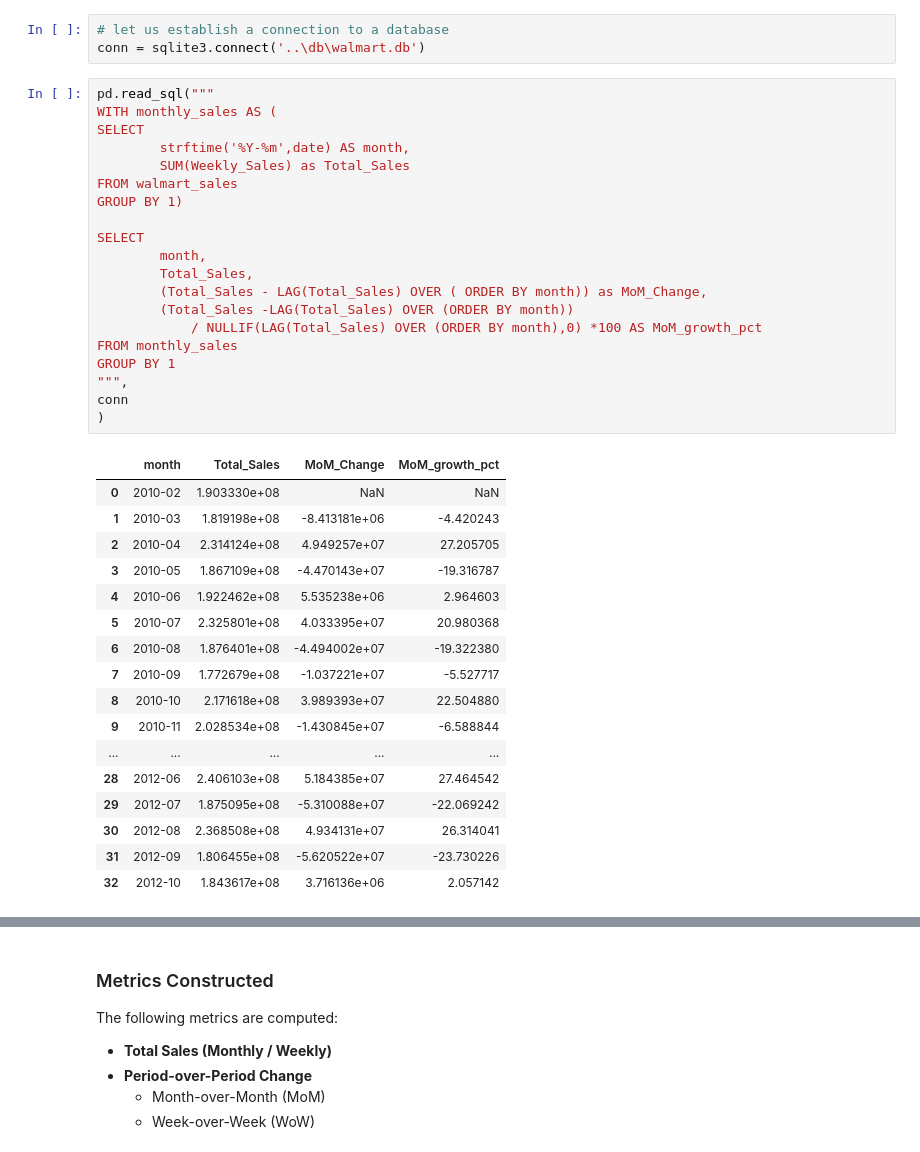
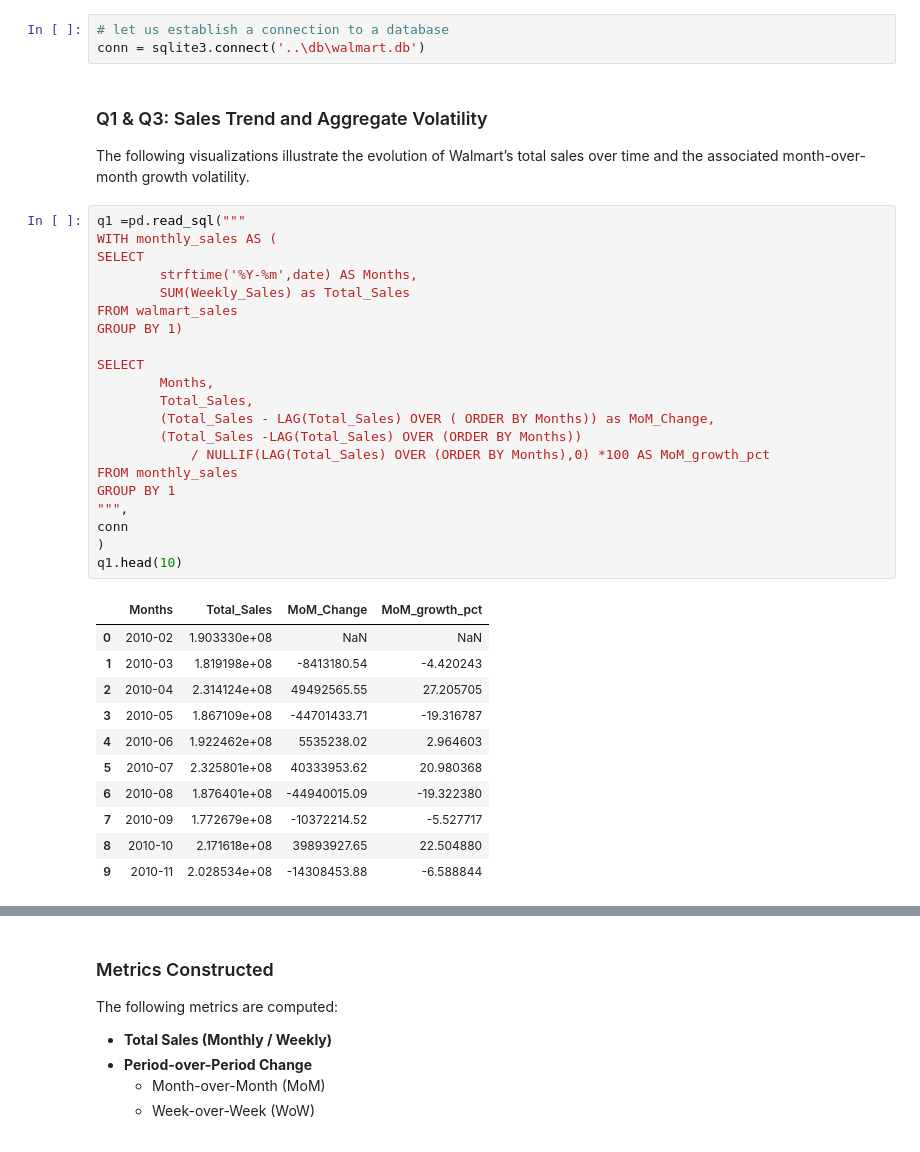
Before and after one commit to DavidO1621/Walmart-kpi-project, a Jupyter notebook: notebooks/04_Time_Series_Trend.ipynb, the cells around one changed output, grey strips where cells are left out. Saved outputs shown, nothing was run; the diff lists cells and outputs as text.

Commit message:
answering final question for time series analysis

```diff
--- a/notebooks/04_Time_Series_Trend.ipynb
+++ b/notebooks/04_Time_Series_Trend.ipynb
@@ -44,41 +43,41 @@ import matplotlib.pyplot as plt
 # %%
 # let us establish a connection to a database
 conn = sqlite3.connect('..\db\walmart.db')
+# %% [markdown]
+### Q1 & Q3: Sales Trend and Aggregate Volatility
+
+The following visualizations illustrate the evolution of Walmart’s total sales
+over time and the associated month-over-month growth volatility.
 # %%
-pd.read_sql("""
+q1 =pd.read_sql("""
 WITH monthly_sales AS (
 SELECT
-        strftime('%Y-%m',date) AS month,
+        strftime('%Y-%m',date) AS Months,
         SUM(Weekly_Sales) as Total_Sales
 FROM walmart_sales
 GROUP BY 1)
 
 SELECT
-        month,
+        Months,
         Total_Sales,
-        (Total_Sales - LAG(Total_Sales) OVER ( ORDER BY month)) as MoM_Change,
-        (Total_Sales -LAG(Total_Sales) OVER (ORDER BY month))
-            / NULLIF(LAG(Total_Sales) OVER (ORDER BY month),0) *100 AS MoM_growth_pct
+        (Total_Sales - LAG(Total_Sales) OVER ( ORDER BY Months)) as MoM_Change,
+        (Total_Sales -LAG(Total_Sales) OVER (ORDER BY Months))
+            / NULLIF(LAG(Total_Sales) OVER (ORDER BY Months),0) *100 AS MoM_growth_pct
 FROM monthly_sales
 GROUP BY 1
 """,
 conn
 )
+q1.head(10)
 # %% [output]
-|  | month | Total_Sales | MoM_Change | MoM_growth_pct |
+|  | Months | Total_Sales | MoM_Change | MoM_growth_pct |
 | 0 | 2010-02 | 1.903330e+08 | NaN | NaN |
-| 1 | 2010-03 | 1.819198e+08 | -8.413181e+06 | -4.420243 |
-| 2 | 2010-04 | 2.314124e+08 | 4.949257e+07 | 27.205705 |
-| 3 | 2010-05 | 1.867109e+08 | -4.470143e+07 | -19.316787 |
-| 4 | 2010-06 | 1.922462e+08 | 5.535238e+06 | 2.964603 |
-| 5 | 2010-07 | 2.325801e+08 | 4.033395e+07 | 20.980368 |
-| 6 | 2010-08 | 1.876401e+08 | -4.494002e+07 | -19.322380 |
-| 7 | 2010-09 | 1.772679e+08 | -1.037221e+07 | -5.527717 |
-| 8 | 2010-10 | 2.171618e+08 | 3.989393e+07 | 22.504880 |
-| 9 | 2010-11 | 2.028534e+08 | -1.430845e+07 | -6.588844 |
-| ... | ... | ... | ... | ... |
-| 28 | 2012-06 | 2.406103e+08 | 5.184385e+07 | 27.464542 |
-| 29 | 2012-07 | 1.875095e+08 | -5.310088e+07 | -22.069242 |
-| 30 | 2012-08 | 2.368508e+08 | 4.934131e+07 | 26.314041 |
-| 31 | 2012-09 | 1.806455e+08 | -5.620522e+07 | -23.730226 |
-| 32 | 2012-10 | 1.843617e+08 | 3.716136e+06 | 2.057142 |
+| 1 | 2010-03 | 1.819198e+08 | -8413180.54 | -4.420243 |
+| 2 | 2010-04 | 2.314124e+08 | 49492565.55 | 27.205705 |
+| 3 | 2010-05 | 1.867109e+08 | -44701433.71 | -19.316787 |
+| 4 | 2010-06 | 1.922462e+08 | 5535238.02 | 2.964603 |
+| 5 | 2010-07 | 2.325801e+08 | 40333953.62 | 20.980368 |
+| 6 | 2010-08 | 1.876401e+08 | -44940015.09 | -19.322380 |
+| 7 | 2010-09 | 1.772679e+08 | -10372214.52 | -5.527717 |
+| 8 | 2010-10 | 2.171618e+08 | 39893927.65 | 22.504880 |
+| 9 | 2010-11 | 2.028534e+08 | -14308453.88 | -6.588844 |
```
Also changed, not shown: parts of 10 cells of this notebook.
